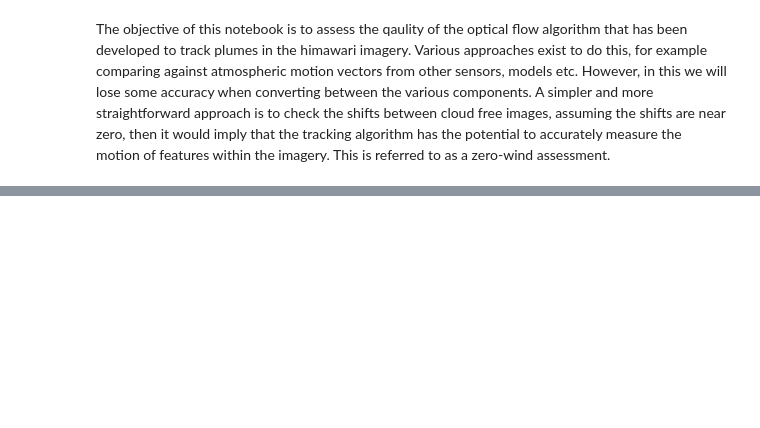
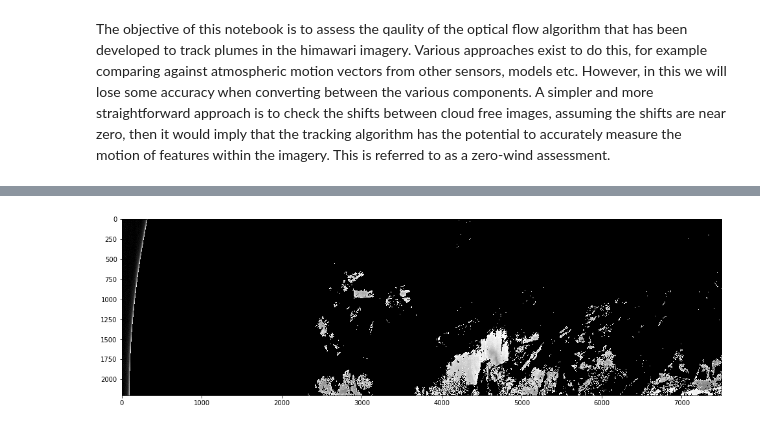
Before and after one commit to gridl/kcl-fire-aot, a Jupyter notebook: notebooks/Optical Flow Accuracy Assessment.ipynb, the cells around one changed output, grey strips where cells are left out. Drawn from its saved outputs; the diff is of its cells as text; code cells hidden in the pictures; blank space fills up the shorter version.

```diff
--- a/notebooks/Optical Flow Accuracy Assessment.ipynb
+++ b/notebooks/Optical Flow Accuracy Assessment.ipynb
@@ -39,0 +39,2 @@ for k in new_data:
+# %%
+cloud_free = new_data['vis'] < 0.05
@@ -40,3 +47,9 @@ for k in new_data:
+# %%
+plt.figure(figsize=(18,5))
+plt.imshow(cloud_free[:, 0:7500] * new_data['redrad'][:, 0:7500], cmap='gray', vmin=0)
+plt.show()
+# %% [output]
+[figure, added]
 # %%
 def collocate_imagery(data, seg):
     new_data = data.copy()
```
Also changed, not shown: parts of 9 cells of this notebook, 1 other file.
